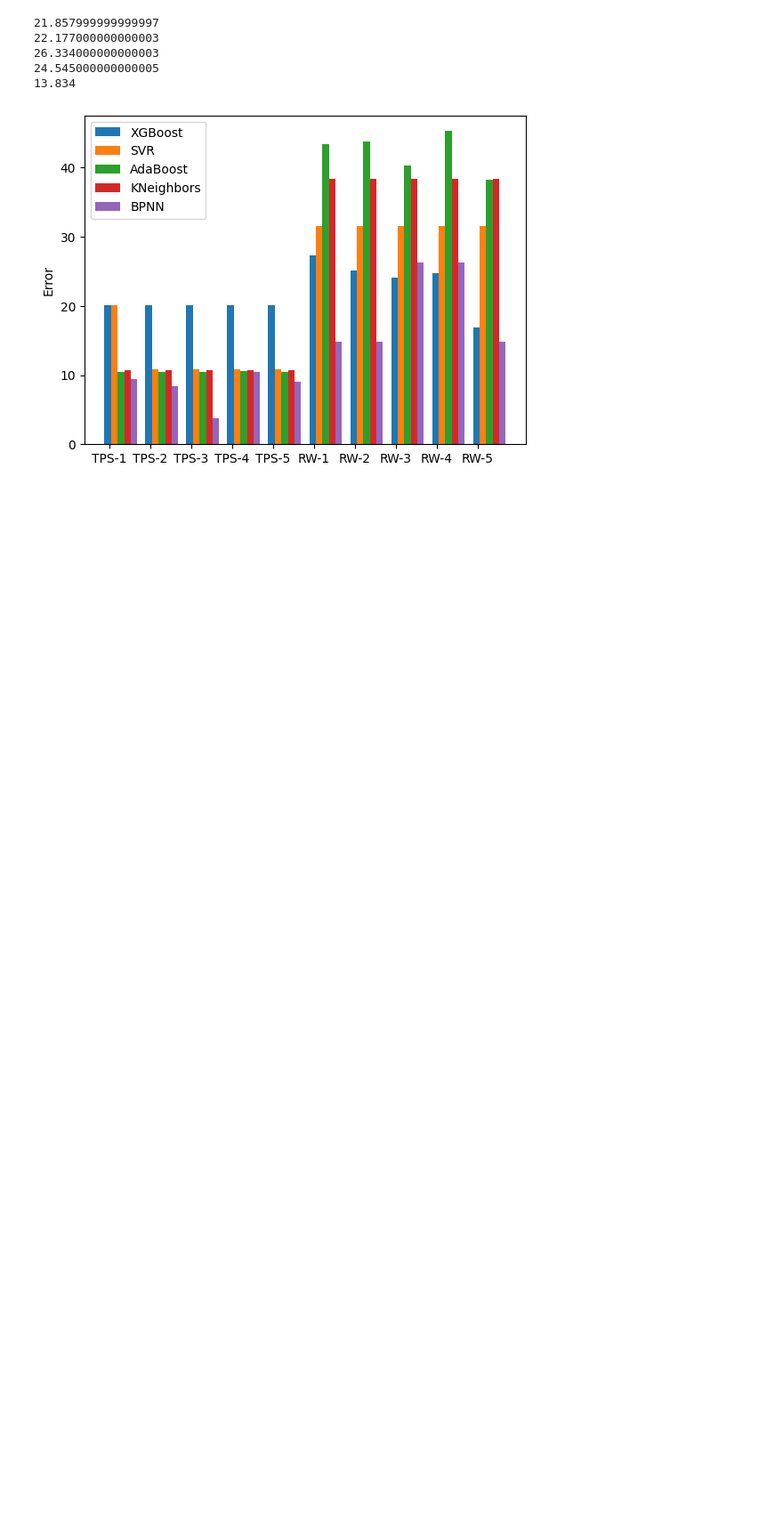
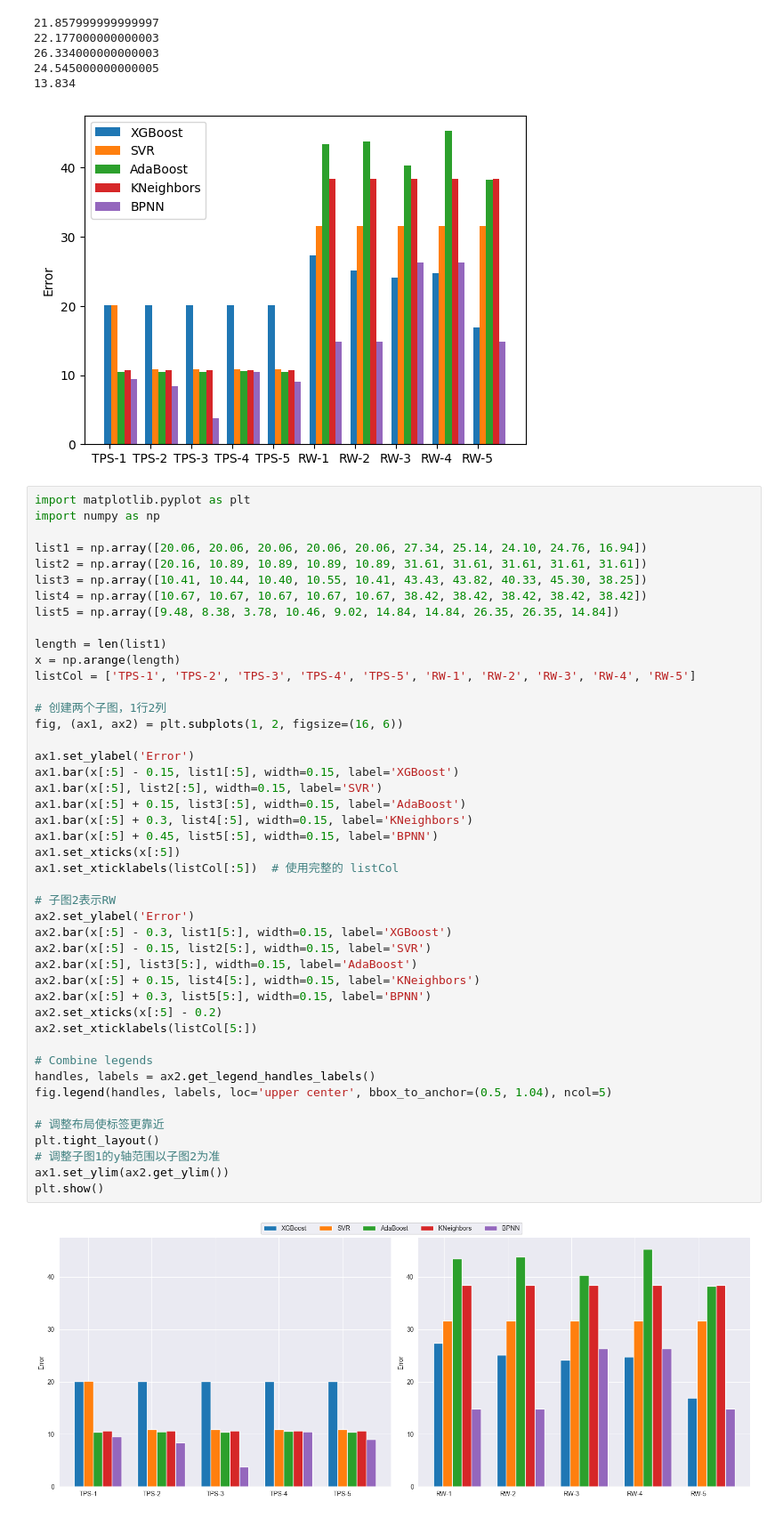
Before and after one commit to regancz/Auto-Tuning-HLF, a Jupyter notebook: Model/data_visualization.ipynb, the cells around one changed output. Shown: that part at 89% size. Drawn from its saved outputs; the diff is of its cells as text; blank space fills up the shorter version.

```diff
--- a/Model/data_visualization.ipynb
+++ b/Model/data_visualization.ipynb
@@ -204,6 +204,53 @@ plt.show()
 24.545000000000005
 13.834
 [figure]
+# %%
+import matplotlib.pyplot as plt
+import numpy as np
+
+list1 = np.array([20.06, 20.06, 20.06, 20.06, 20.06, 27.34, 25.14, 24.10, 24.76, 16.94])
+list2 = np.array([20.16, 10.89, 10.89, 10.89, 10.89, 31.61, 31.61, 31.61, 31.61, 31.61])
+list3 = np.array([10.41, 10.44, 10.40, 10.55, 10.41, 43.43, 43.82, 40.33, 45.30, 38.25])
+list4 = np.array([10.67, 10.67, 10.67, 10.67, 10.67, 38.42, 38.42, 38.42, 38.42, 38.42])
+list5 = np.array([9.48, 8.38, 3.78, 10.46, 9.02, 14.84, 14.84, 26.35, 26.35, 14.84])
+
+length = len(list1)
+x = np.arange(length)
+listCol = ['TPS-1', 'TPS-2', 'TPS-3', 'TPS-4', 'TPS-5', 'RW-1', 'RW-2', 'RW-3', 'RW-4', 'RW-5']
+
+# 创建两个子图，1行2列
+fig, (ax1, ax2) = plt.subplots(1, 2, figsize=(16, 6))
+
+ax1.set_ylabel('Error')
+ax1.bar(x[:5] - 0.15, list1[:5], width=0.15, label='XGBoost')
+ax1.bar(x[:5], list2[:5], width=0.15, label='SVR')
+ax1.bar(x[:5] + 0.15, list3[:5], width=0.15, label='AdaBoost')
+ax1.bar(x[:5] + 0.3, list4[:5], width=0.15, label='KNeighbors')
+ax1.bar(x[:5] + 0.45, list5[:5], width=0.15, label='BPNN')
+ax1.set_xticks(x[:5])
+ax1.set_xticklabels(listCol[:5])  # 使用完整的 listCol
+
+# 子图2表示RW
+ax2.set_ylabel('Error')
+ax2.bar(x[:5] - 0.3, list1[5:], width=0.15, label='XGBoost')
+ax2.bar(x[:5] - 0.15, list2[5:], width=0.15, label='SVR')
+ax2.bar(x[:5], list3[5:], width=0.15, label='AdaBoost')
+ax2.bar(x[:5] + 0.15, list4[5:], width=0.15, label='KNeighbors')
+ax2.bar(x[:5] + 0.3, list5[5:], width=0.15, label='BPNN')
+ax2.set_xticks(x[:5] - 0.2)
+ax2.set_xticklabels(listCol[5:])
+
+# Combine legends
+handles, labels = ax2.get_legend_handles_labels()
+fig.legend(handles, labels, loc='upper center', bbox_to_anchor=(0.5, 1.04), ncol=5)
+
+# 调整布局使标签更靠近
+plt.tight_layout()
+# 调整子图1的y轴范围以子图2为准
+ax1.set_ylim(ax2.get_ylim())
+plt.show()
+# %% [output]
+[figure, added]
 # %%
 import matplotlib.pyplot as plt
 import numpy as np
```
Also changed, not shown: parts of 4 cells of this notebook, 51 other files.
